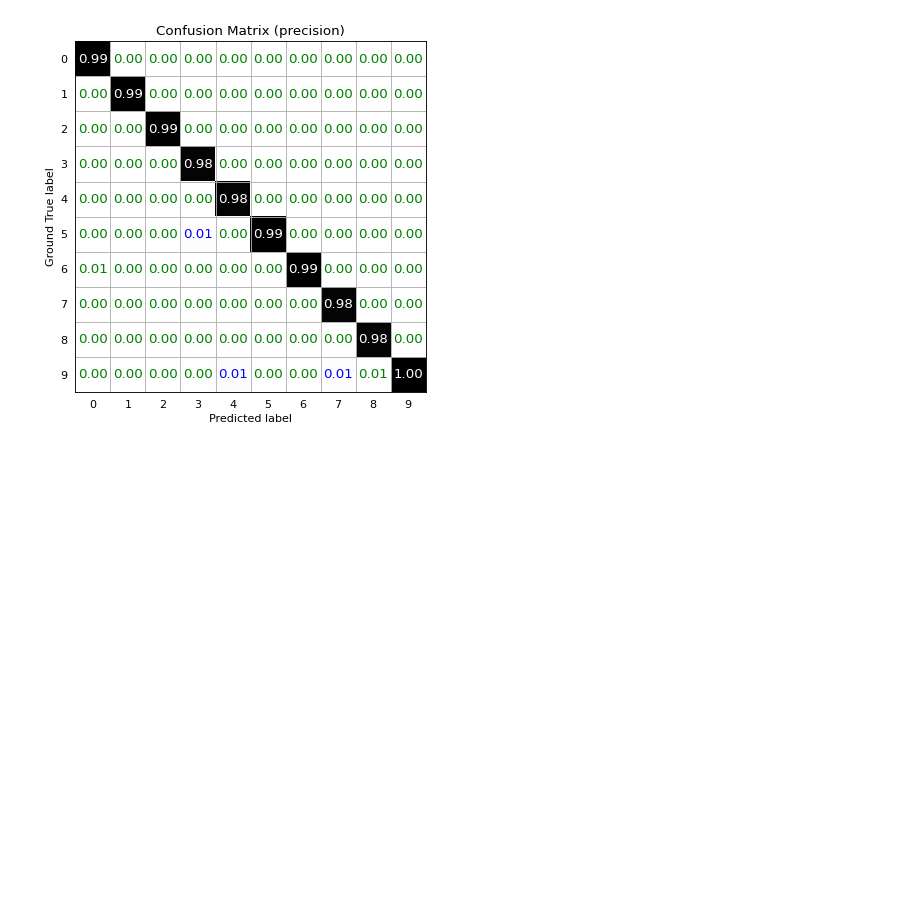
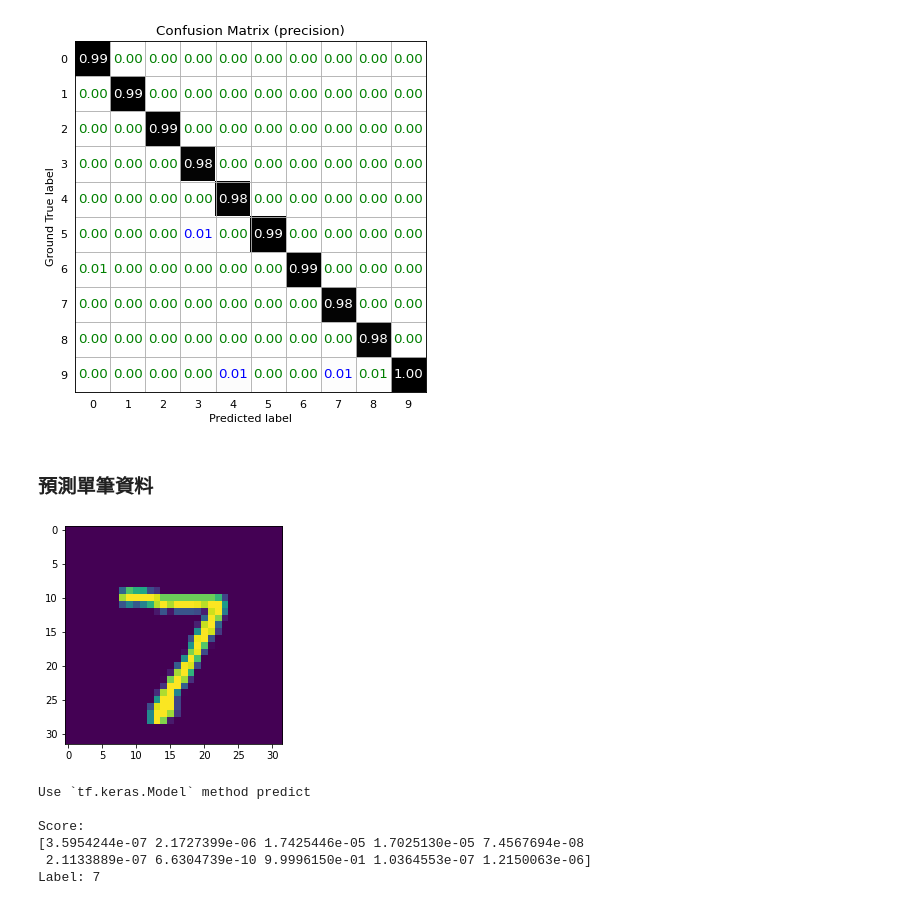
Before and after one commit to jacky10001/tf2-mycnn, a Jupyter notebook: example_lenet.ipynb, the cells around one changed output. Drawn from its saved outputs; the diff is of its cells as text; code cells hidden in the pictures; blank space fills up the shorter version.

```diff
--- a/example_lenet.ipynb
+++ b/example_lenet.ipynb
@@ -198,3 +210,25 @@ utils.plot_confusion_matrix(cm_precision, target_names, lenet5.logdir, title='Co
 weighted avg       0.99      0.99      0.99     10000
 [figure]
 [figure]
+# %% [markdown]
+### 預測單筆資料
+# %%
+data_id = 0
+
+pr_data = x_test[data_id:data_id+1,...]  # only choice one data
+plt.imshow(pr_data[0,:,:,0])
+plt.show()
+
+pr_sc = lenet5.predict(pr_data)
+pr_lb = pr_sc.argmax(axis=-1)
+print("Score:")
+print(pr_sc[0])
+print("Label:", pr_lb[0])
+# %% [output]
+[figure, added]
+Use `tf.keras.Model` method predict
+
+Score:
+[3.5954244e-07 2.1727399e-06 1.7425446e-05 1.7025130e-05 7.4567694e-08
+ 2.1133889e-07 6.6304739e-10 9.9996150e-01 1.0364553e-07 1.2150063e-06]
+Label: 7
```
Also changed, not shown: parts of 3 cells of this notebook.
